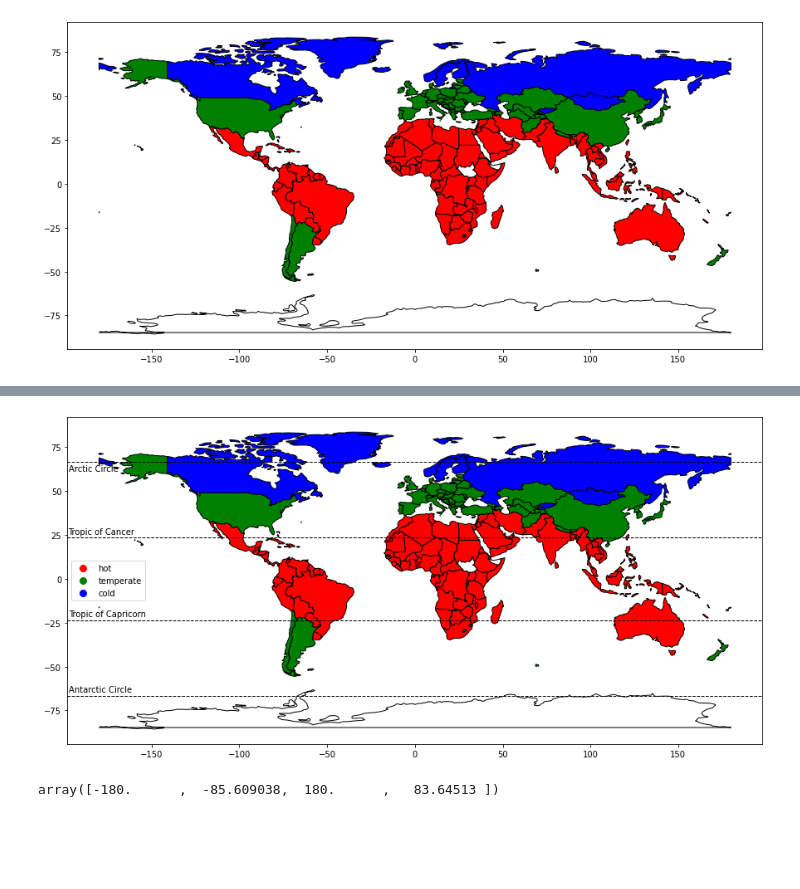
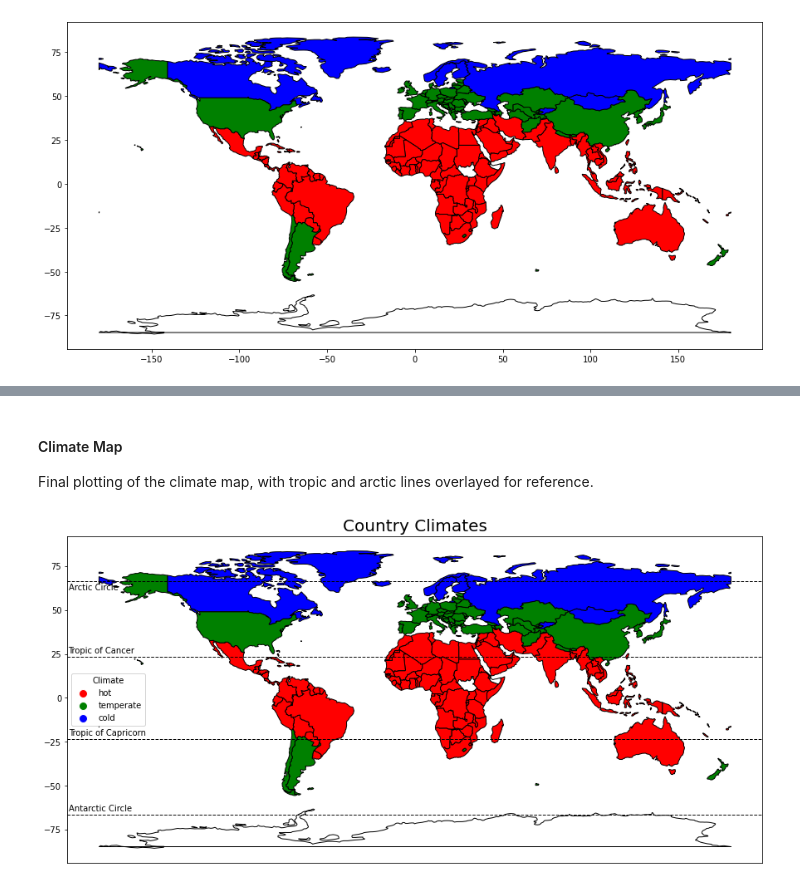
Before and after one commit to speedytmark/Draft_Project, a Jupyter notebook: Temperature.ipynb, the cells around one changed output, grey strips where cells are left out. Cells and saved outputs as stored; diff of their text form; code cells hidden in the pictures; blank space fills up the shorter version.

```diff
--- a/Temperature.ipynb
+++ b/Temperature.ipynb
@@ -180,6 +198,6 @@ memory usage: 12.5+ MB
 Now we'll convert the temperature to fahrenheit
 # %%
 #Convert temperature to fahrenheit
-temp['Avg Temp Fahrenheit']=temp['AverageTemperature'].apply(lambda x: (x*1.8)+32)
+temp['AvgTempF']=temp['AverageTemperature'].apply(lambda x: (x*1.8)+32)
 temp.head()
 # %% [output]
@@ -191,9 +209,7 @@ temp.head()
 | 1878 | 4.960 | 0.503 | Åland | 1900-05-01 | 40.9280 |
 # %%
 #Calculate average temp for each country
-country_temps=temp.groupby('Country')['Avg Temp Fahrenheit'].mean()
+country_temps=temp.groupby('Country')['AvgTempF'].mean()
 country_temps
-print(country_temps.nlargest(10))
-print(country_temps.nsmallest(10))
 # %% [output]
 Country
@@ -510,6 +533,6 @@ climate2[climate2.index.str.contains('Island')]
 # %%
 old=['United States','Bahamas','Congo','Congo (Democratic Republic Of The)','Côte D\'Ivoire','Tanzania','Burma','Serbia','Bosnia And Herzegovina','French Southern And Antarctic Lands','Trinidad And Tobago','Falkland Islands (Islas Malvinas)','Timor Leste']
 new=['United States of America','The Bahamas','Republic of the Congo','Democratic Republic of the Congo','Ivory Coast','United Republic of Tanzania','Myanmar','Republic of Serbia','Bosnia and Herzegovina','French Southern and Antarctic Lands','Trinidad and Tobago','Falkland Islands','East Timor']
-climate3=climate2.reset_index()
-climate3['Country'].replace(old,new, inplace=True)
-climate3
+climate2=climate2.reset_index()
+climate2['Country'].replace(old,new, inplace=True)
+#climate2
@@ -530,7 +541,7 @@ climate3
 # %%
-countries_df_cleaned=pd.merge(countries_geo, climate3, how='left', left_on='name', right_on='Country')
+countries_df_cleaned=pd.merge(countries_geo, climate2, how='left', left_on='name', right_on='Country')
 
-fig3, ax3 = plt.subplots(figsize=(15, 9), alpha=0.5, edgecolor='k')
+fig3, ax3=plt.subplots(figsize=(15, 9), alpha=0.5, edgecolor='k')
 countries_df_cleaned.plot(column='climate',
                linewidth=1,
                legend=True,
@@ -571,41 +595,43 @@ plt.show()
+# %% [markdown]
+#### Climate Map
+
+Final plotting of the climate map, with tropic and arctic lines overlayed for reference.
 # %%
-from matplotlib.colors import ListedColormap
+#from matplotlib.colors import ListedColormap
 
 
-fig3, ax3 = plt.subplots(figsize=(15, 9), alpha=0.5, edgecolor='k')
-countries_plot = countries_df_cleaned.plot(column='climate',
+fig3, ax3=plt.subplots(figsize=(15, 9), alpha=0.5, edgecolor='k')
+countries_df_cleaned.plot(column='climate',
                                           linewidth=1,
                                           legend=True,
                                           edgecolor='k',
                                           color=countries_df_cleaned['climate'].map(temp_palette),
                                           ax=ax3)
 
-# Adding reference lines for the Tropic of Cancer and the Tropic of Capricorn
+#Adding reference lines for the Tropic of Cancer and the Tropic of Capricorn
 ax3.axhline(y=23.5, color='black', linestyle='--', linewidth=1)  # Tropic of Cancer
 ax3.axhline(y=-23.5, color='black', linestyle='--', linewidth=1)  # Tropic of Capricorn
-# Adding reference lines for the Arctic Circle and the Antarctic Circle
+#Adding reference lines for the Arctic Circle and the Antarctic Circle
 ax3.axhline(y=66.5, color='black', linestyle='--', linewidth=1)  # Arctic Circle
 ax3.axhline(y=-66.5, color='black', linestyle='--', linewidth=1)  # Antarctic Circle
 
-# Adding labels for the tropic lines and the arctic circle lines on the right side of the map
-max_x = countries_df_cleaned.total_bounds[0]  # Get the maximum x-coordinate of the map
-offset = 20  # Adjust the offset for the label position
-ax3.text(max_x + offset, 25.5, 'Tropic of Cancer', ha='right', color='black')
-ax3.text(max_x + offset+7, -21.5, 'Tropic of Capricorn', ha='right', color='black')
-ax3.text(max_x + offset-9, 61.5, 'Arctic Circle', ha='right', color='black')
-ax3.text(max_x + offset-1, -64.5, 'Antarctic Circle', ha='right', color='black')
+#Adding labels for the tropic lines and the arctic circle lines on the left side of the map using the min x-coordinate on the map
+min_x=countries_df_cleaned.total_bounds[0]
+#Adjust the label position
+ax3.text(min_x + 20, 25.5, 'Tropic of Cancer', ha='right', color='black')
+ax3.text(min_x + 27, -21.5, 'Tropic of Capricorn', ha='right', color='black')
+ax3.text(min_x + 11, 61.5, 'Arctic Circle', ha='right', color='black')
+ax3.text(min_x + 19, -64.5, 'Antarctic Circle', ha='right', color='black')
 
 
-# Adding a custom legend
-legend_dict = {k: plt.Line2D([0], [0], marker='o', color='w', label=k, markerfacecolor=v, markersize=10) for k, v in temp_palette.items() if not isinstance(k, float)}
-handles = list(legend_dict.values())[::-1]  # Reverse the order of handles
-labels = [h.get_label() for h in handles]
-ax3.legend(handles=handles, labels=labels, loc='center left')
-
+#Adding a custom legend
+legend_dict={k: plt.Line2D([0], [0], marker='o', color='w', label=k, markerfacecolor=v, markersize=10) for k, v in temp_palette.items() if not isinstance(k, float)}
+handles=list(legend_dict.values())[::-1]
+#Reverse the order of handles
+labels=[h.get_label() for h in handles]
+ax3.legend(handles=handles, labels=labels, loc='center left', title='Climate')
+ax3.set_title('Country Climates', fontsize=20)
+ax3.set_xticks([])
 plt.show()
 # %% [output]
-[figure, old version]
+[figure, new version]
-# %%
-countries_df_cleaned.total_bounds
-# %% [output]
-array([-180.      ,  -85.609038,  180.      ,   83.64513 ])
```
Also changed, not shown: parts of 48 cells of this notebook.
